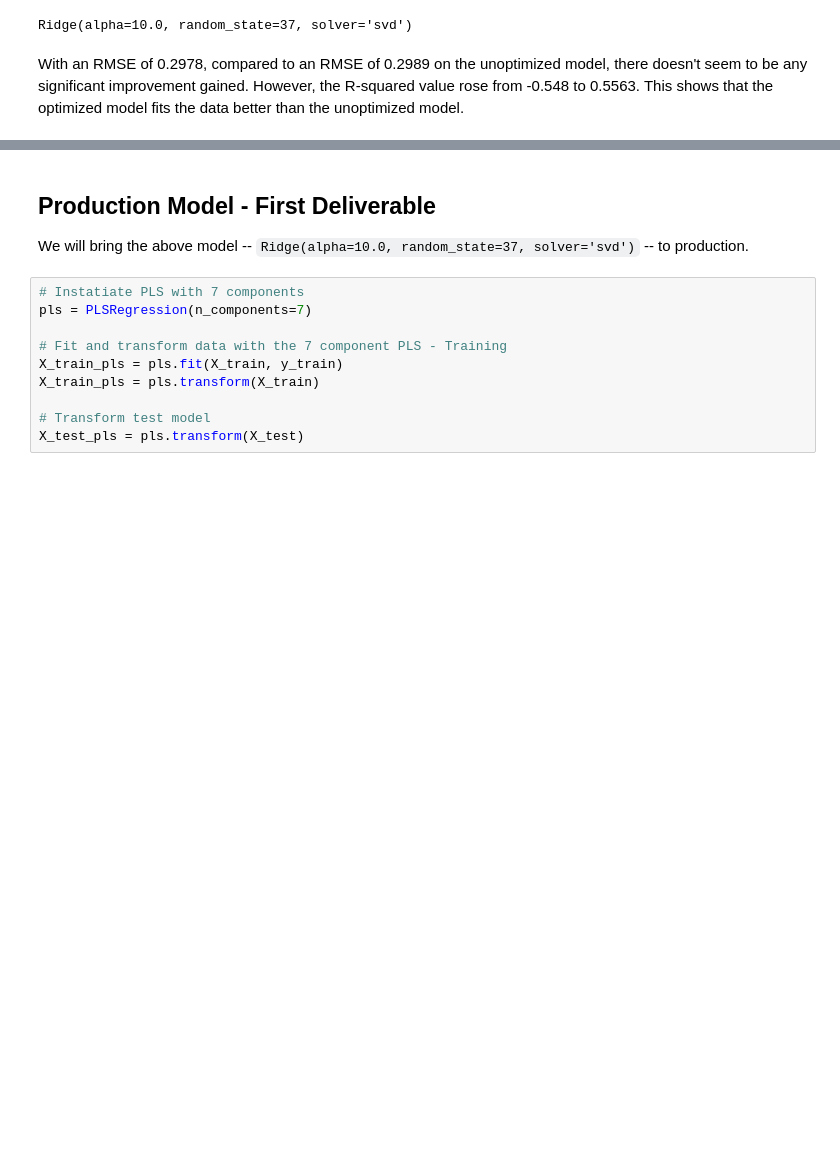
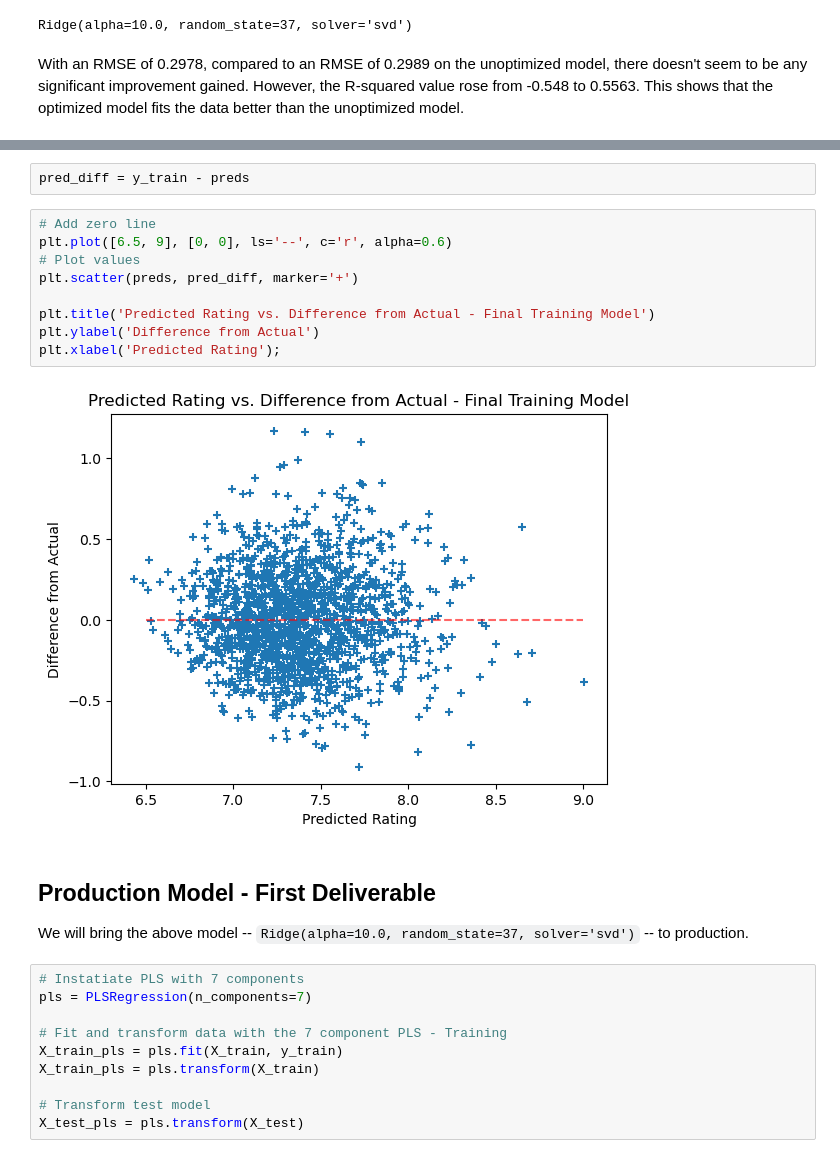
Before and after one commit to haddocksmack/bgg_ml, a Jupyter notebook: BGG_ML_clean.ipynb, the cells around one changed output, grey strips where cells are left out. Drawn from its saved outputs; the diff is of its cells as text; blank space fills up the shorter version.

```diff
--- a/BGG_ML_clean.ipynb
+++ b/BGG_ML_clean.ipynb
@@ -523,3 +536,16 @@ With an RMSE of 0.2978, compared to an RMSE of 0.2989 on the unoptimized model,
+# %%
+pred_diff = y_train - preds
+# %%
+# Add zero line
+plt.plot([6.5, 9], [0, 0], ls='--', c='r', alpha=0.6)
+# Plot values
+plt.scatter(preds, pred_diff, marker='+')
+
+plt.title('Predicted Rating vs. Difference from Actual - Final Training Model')
+plt.ylabel('Difference from Actual')
+plt.xlabel('Predicted Rating');
+# %% [output]
+[figure, added]
 # %% [markdown]
 ## Production Model - First Deliverable
 
```
Also changed, not shown: parts of 22 cells of this notebook, 2 other files.
